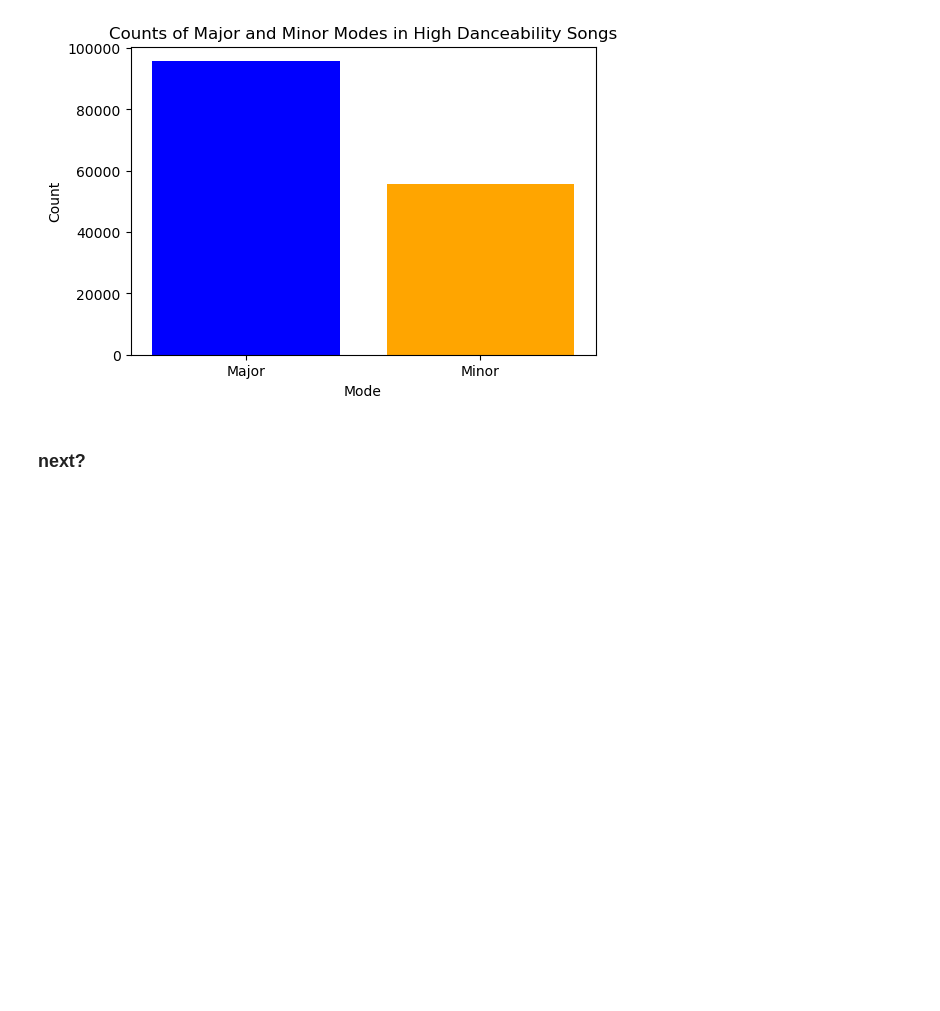
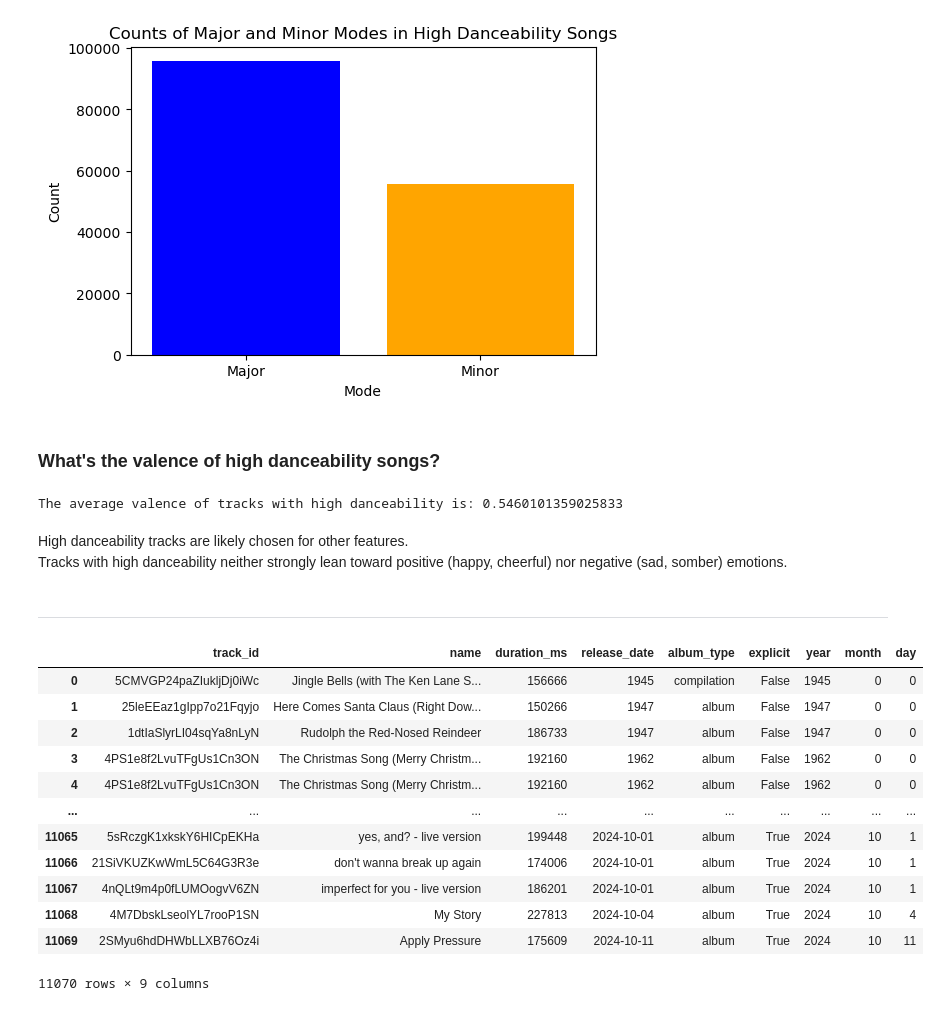
Before and after one commit to nwaynway30/da26_python, a Jupyter notebook: master_data.ipynb, the cells around one changed output. Saved outputs shown, nothing was run; the diff lists cells and outputs as text; code cells hidden in the pictures; blank space fills up the shorter version.

Commit message:
Save progress on master_data ilenia

```diff
--- a/master_data.ipynb
+++ b/master_data.ipynb
@@ -870,4 +870,39 @@ Minor    55752
 Name: count, dtype: int64
 [figure]
 # %% [markdown]
-### next?
+### What's the valence of high danceability songs?
+# %%
+# Define danceability threshold for high danceability
+danceability_threshold = 0.5  # Assuming danceability is normalized between 0 and 1
+
+# Filter tracks with high danceability
+high_danceability_tracks = master_data[master_data['danceability'] >= danceability_threshold]
+
+# Calculate the average valence for high danceability tracks
+average_valence = high_danceability_tracks['valence'].mean()
+
+# Display the average valence
+print("The average valence of tracks with high danceability is:", average_valence)
+# %% [output]
+The average valence of tracks with high danceability is: 0.5460101359025833
+# %% [markdown]
+High danceability tracks are likely chosen for other features. <br>
+Tracks with high danceability neither strongly lean toward positive (happy, cheerful) nor negative (sad, somber) emotions.
+# %% [markdown]
+______
+# %%
+tracks
+# %% [output]
+|  | track_id | name | duration_ms | release_date | album_type | explicit | year | month | day |
+| 0 | 5CMVGP24paZIukljDj0iWc | Jingle Bells (with The Ken Lane S... | 156666 | 1945 | compilation | False | 1945 | 0 | 0 |
+| 1 | 25leEEaz1gIpp7o21Fqyjo | Here Comes Santa Claus (Right Dow... | 150266 | 1947 | album | False | 1947 | 0 | 0 |
+| 2 | 1dtIaSlyrLI04sqYa8nLyN | Rudolph the Red-Nosed Reindeer | 186733 | 1947 | album | False | 1947 | 0 | 0 |
+| 3 | 4PS1e8f2LvuTFgUs1Cn3ON | The Christmas Song (Merry Christm... | 192160 | 1962 | album | False | 1962 | 0 | 0 |
+| 4 | 4PS1e8f2LvuTFgUs1Cn3ON | The Christmas Song (Merry Christm... | 192160 | 1962 | album | False | 1962 | 0 | 0 |
+| ... | ... | ... | ... | ... | ... | ... | ... | ... | ... |
+| 11065 | 5sRczgK1xkskY6HICpEKHa | yes, and? - live version | 199448 | 2024-10-01 | album | True | 2024 | 10 | 1 |
+| 11066 | 21SiVKUZKwWmL5C64G3R3e | don't wanna break up again | 174006 | 2024-10-01 | album | True | 2024 | 10 | 1 |
+| 11067 | 4nQLt9m4p0fLUMOogvV6ZN | imperfect for you - live version | 186201 | 2024-10-01 | album | True | 2024 | 10 | 1 |
+| 11068 | 4M7DbskLseolYL7rooP1SN | My Story | 227813 | 2024-10-04 | album | True | 2024 | 10 | 4 |
+| 11069 | 2SMyu6hdDHWbLLXB76Oz4i | Apply Pressure | 175609 | 2024-10-11 | album | True | 2024 | 10 | 11 |
+11070 rows × 9 columns
```
Also changed, not shown: parts of 2 cells of this notebook.
